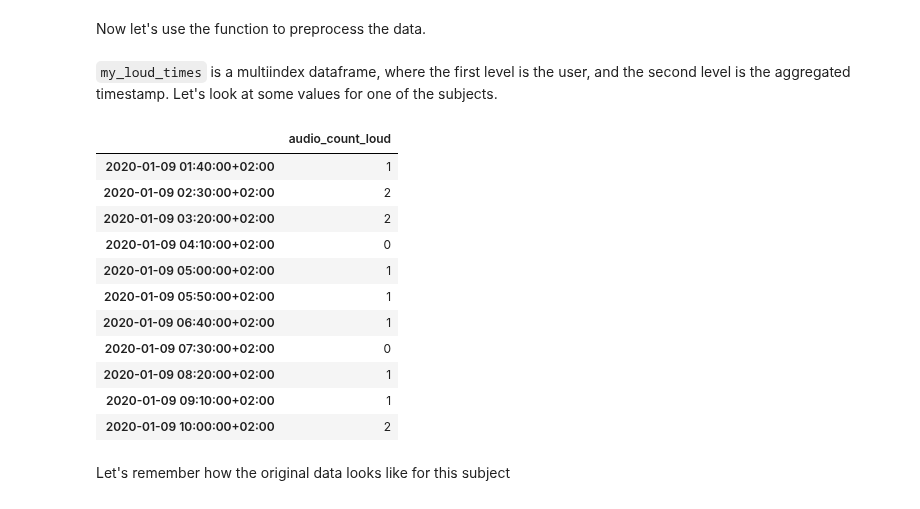
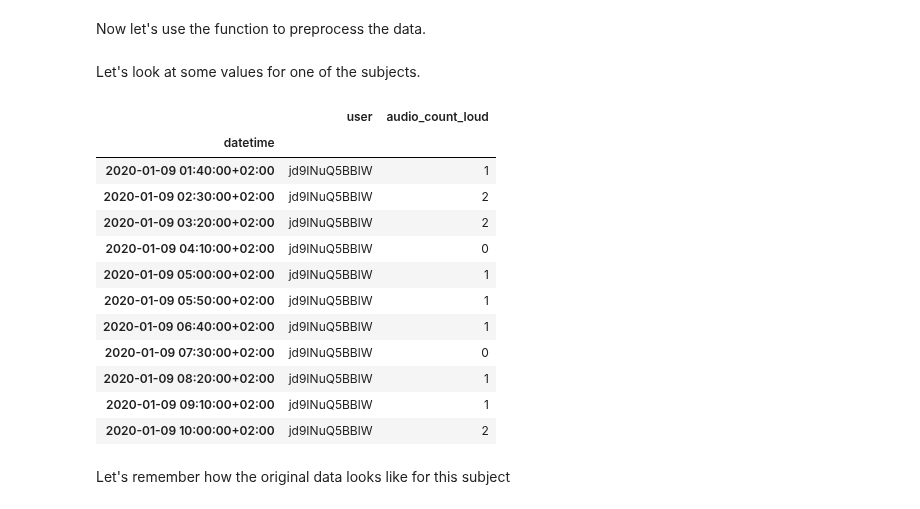
Before and after one commit to digitraceslab/niimpy, a Jupyter notebook: docs/demo_notebooks/audio.ipynb, the cells around one changed output. Saved outputs shown, nothing was run; the diff lists cells and outputs as text; code cells hidden in the pictures.

Commit message:
Reset extra indeces in audio and application This causes some problems when concatenating, since the index is no longer unique. There may be a better solution for this.

```diff
--- a/docs/demo_notebooks/audio.ipynb
+++ b/docs/demo_notebooks/audio.ipynb
@@ -156,22 +156,23 @@ Now let's use the function to preprocess the data.
 # %%
 my_loud_times = au.audio_count_loud(data, function_features)
 # %% [markdown]
-`my_loud_times` is a multiindex dataframe, where the first level is the user, and the second level is the aggregated timestamp. Let's look at some values for one of the subjects.
+Let's look at some values for one of the subjects.
 # %%
-my_loud_times.xs("jd9INuQ5BBlW", level="user")
+my_loud_times[my_loud_times["user"]=="jd9INuQ5BBlW"]
 # %% [output]
-|  | audio_count_loud |
-| 2020-01-09 01:40:00+02:00 | 1 |
-| 2020-01-09 02:30:00+02:00 | 2 |
-| 2020-01-09 03:20:00+02:00 | 2 |
-| 2020-01-09 04:10:00+02:00 | 0 |
-| 2020-01-09 05:00:00+02:00 | 1 |
-| 2020-01-09 05:50:00+02:00 | 1 |
-| 2020-01-09 06:40:00+02:00 | 1 |
-| 2020-01-09 07:30:00+02:00 | 0 |
-| 2020-01-09 08:20:00+02:00 | 1 |
-| 2020-01-09 09:10:00+02:00 | 1 |
-| 2020-01-09 10:00:00+02:00 | 2 |
+|  | user | audio_count_loud |
+| datetime |  |  |
+| 2020-01-09 01:40:00+02:00 | jd9INuQ5BBlW | 1 |
+| 2020-01-09 02:30:00+02:00 | jd9INuQ5BBlW | 2 |
+| 2020-01-09 03:20:00+02:00 | jd9INuQ5BBlW | 2 |
+| 2020-01-09 04:10:00+02:00 | jd9INuQ5BBlW | 0 |
+| 2020-01-09 05:00:00+02:00 | jd9INuQ5BBlW | 1 |
+| 2020-01-09 05:50:00+02:00 | jd9INuQ5BBlW | 1 |
+| 2020-01-09 06:40:00+02:00 | jd9INuQ5BBlW | 1 |
+| 2020-01-09 07:30:00+02:00 | jd9INuQ5BBlW | 0 |
+| 2020-01-09 08:20:00+02:00 | jd9INuQ5BBlW | 1 |
+| 2020-01-09 09:10:00+02:00 | jd9INuQ5BBlW | 1 |
+| 2020-01-09 10:00:00+02:00 | jd9INuQ5BBlW | 2 |
 # %% [markdown]
 Let's remember how the original data looks like for this subject
 # %%
```
Also changed, not shown: parts of 7 cells of this notebook, 3 other files.
